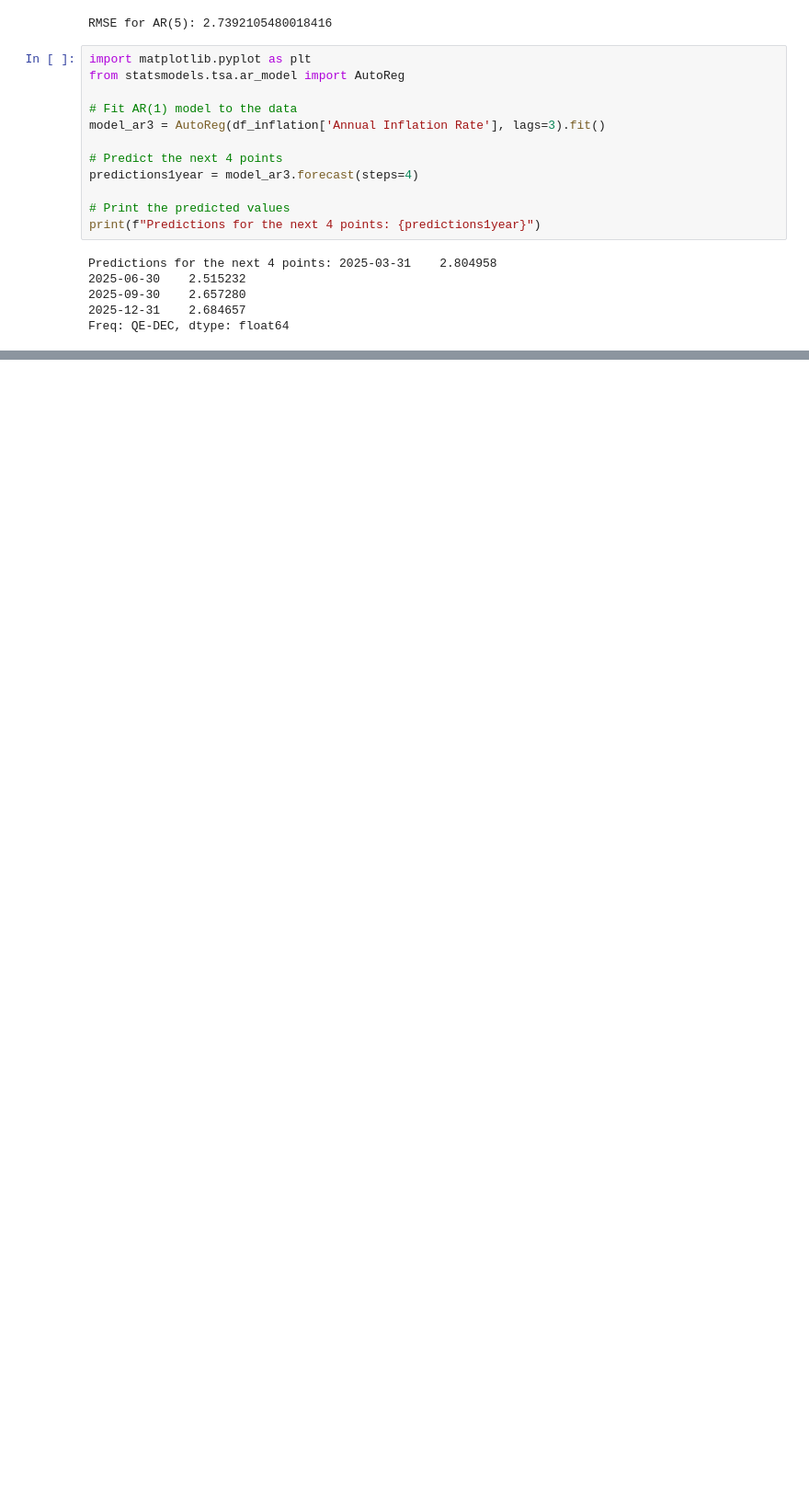
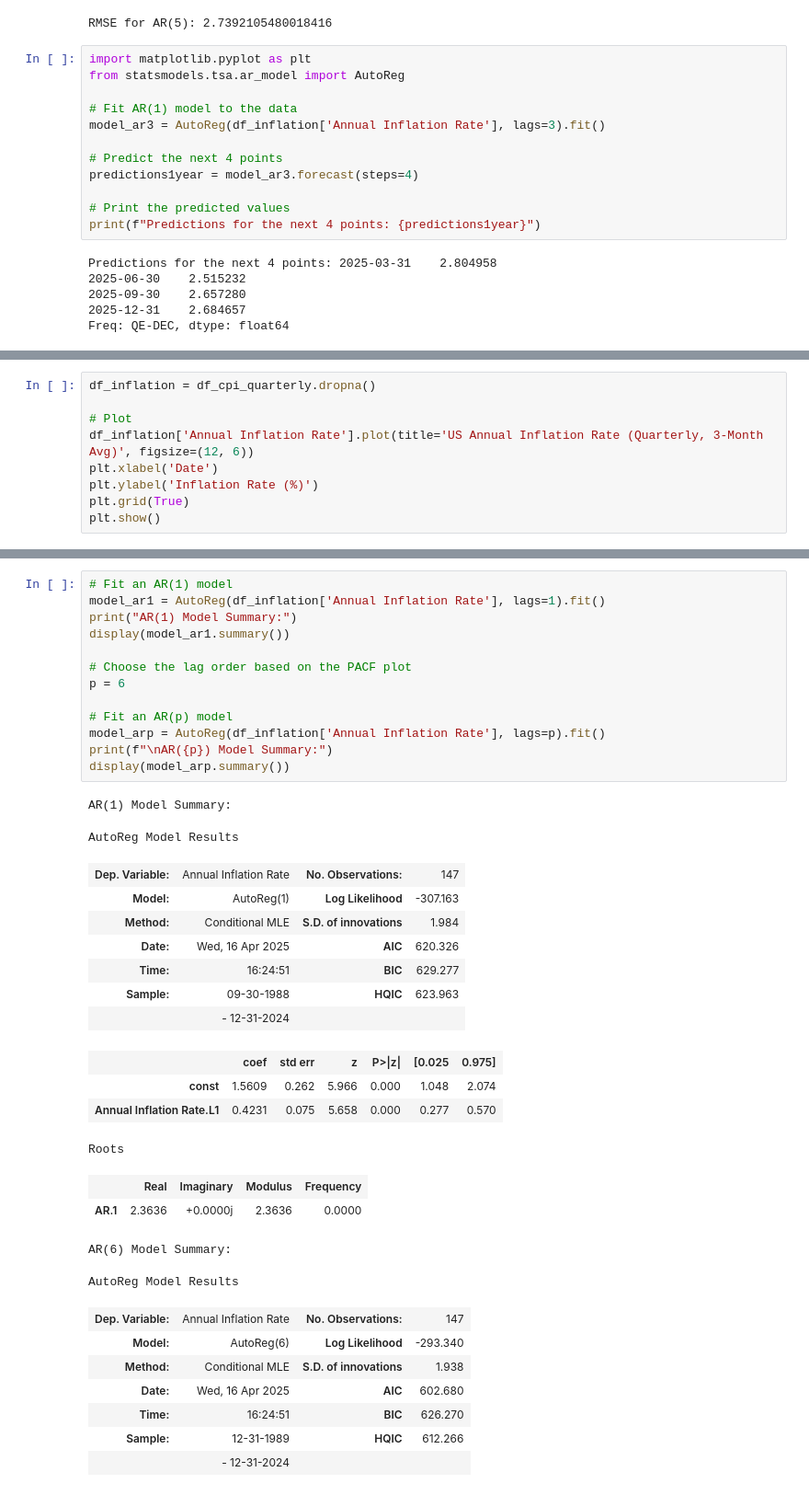
Before and after one commit to gagrawal009/FE5213-Quantitative-Macroeconomics-with-Python, a Jupyter notebook: Part 2/US_Project updated.ipynb, the cells around one changed output, grey strips where cells are left out. Shown at 92% size. Saved outputs shown, nothing was run; the diff lists cells and outputs as text; blank space fills up the shorter version.

```diff
--- a/Part 2/US_Project updated.ipynb
+++ b/Part 2/US_Project updated.ipynb
@@ -947,0 +942,9 @@ XGBoost Rolling RMSE: 2.4481
+# %%
+df_inflation = df_cpi_quarterly.dropna()
+
+# Plot
+df_inflation['Annual Inflation Rate'].plot(title='US Annual Inflation Rate (Quarterly, 3-Month Avg)', figsize=(12, 6))
+plt.xlabel('Date')
+plt.ylabel('Inflation Rate (%)')
+plt.grid(True)
+plt.show()
@@ -947,0 +1009,38 @@ XGBoost Rolling RMSE: 2.4481
+# %%
+# Fit an AR(1) model
+model_ar1 = AutoReg(df_inflation['Annual Inflation Rate'], lags=1).fit()
+print("AR(1) Model Summary:")
+display(model_ar1.summary())
+
+# Choose the lag order based on the PACF plot
+p = 6
+
+# Fit an AR(p) model
+model_arp = AutoReg(df_inflation['Annual Inflation Rate'], lags=p).fit()
+print(f"\nAR({p}) Model Summary:")
+display(model_arp.summary())
+# %% [output]
+AR(1) Model Summary:
+AutoReg Model Results
+| Dep. Variable: | Annual Inflation Rate | No. Observations: | 147 |
+| Model: | AutoReg(1) | Log Likelihood | -307.163 |
+| Method: | Conditional MLE | S.D. of innovations | 1.984 |
+| Date: | Wed, 16 Apr 2025 | AIC | 620.326 |
+| Time: | 16:24:51 | BIC | 629.277 |
+| Sample: | 09-30-1988 | HQIC | 623.963 |
+|  | - 12-31-2024 |  |  |
+|  | coef | std err | z | P>|z| | [0.025 | 0.975] |
+| const | 1.5609 | 0.262 | 5.966 | 0.000 | 1.048 | 2.074 |
+| Annual Inflation Rate.L1 | 0.4231 | 0.075 | 5.658 | 0.000 | 0.277 | 0.570 |
+Roots
+|  | Real | Imaginary | Modulus | Frequency |
+| AR.1 | 2.3636 | +0.0000j | 2.3636 | 0.0000 |
+AR(6) Model Summary:
+AutoReg Model Results
+| Dep. Variable: | Annual Inflation Rate | No. Observations: | 147 |
+| Model: | AutoReg(6) | Log Likelihood | -293.340 |
+| Method: | Conditional MLE | S.D. of innovations | 1.938 |
+| Date: | Wed, 16 Apr 2025 | AIC | 602.680 |
+| Time: | 16:24:51 | BIC | 626.270 |
+| Sample: | 12-31-1989 | HQIC | 612.266 |
+|  | - 12-31-2024 |  |  |
```
Also changed, not shown: parts of 34 cells of this notebook.
